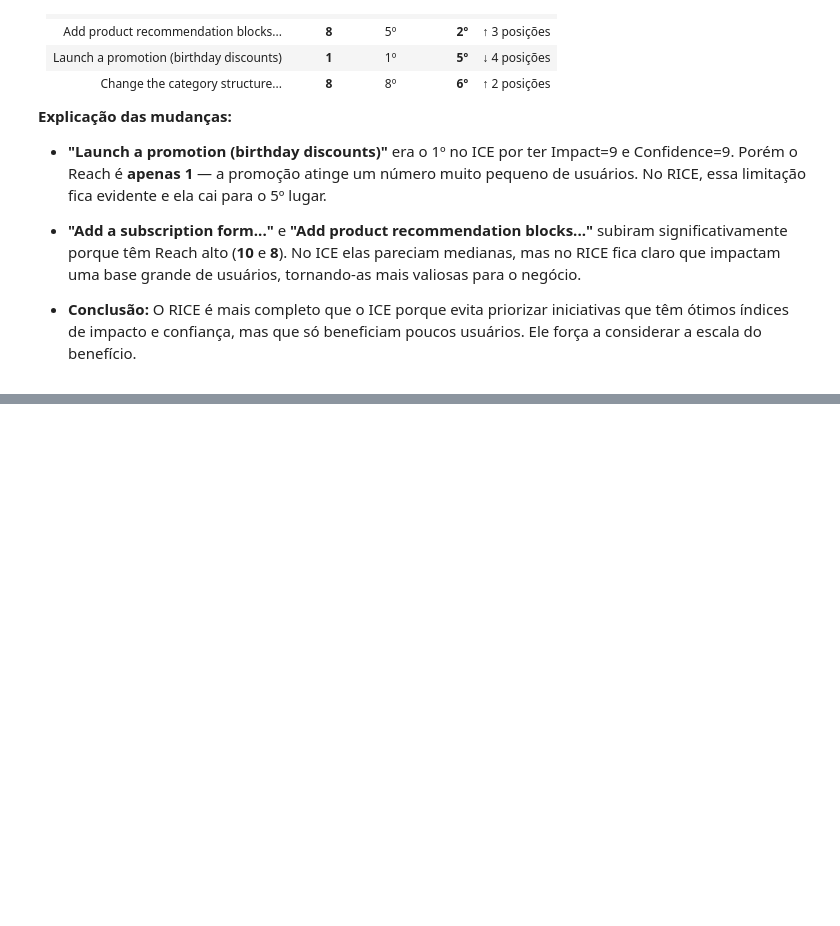
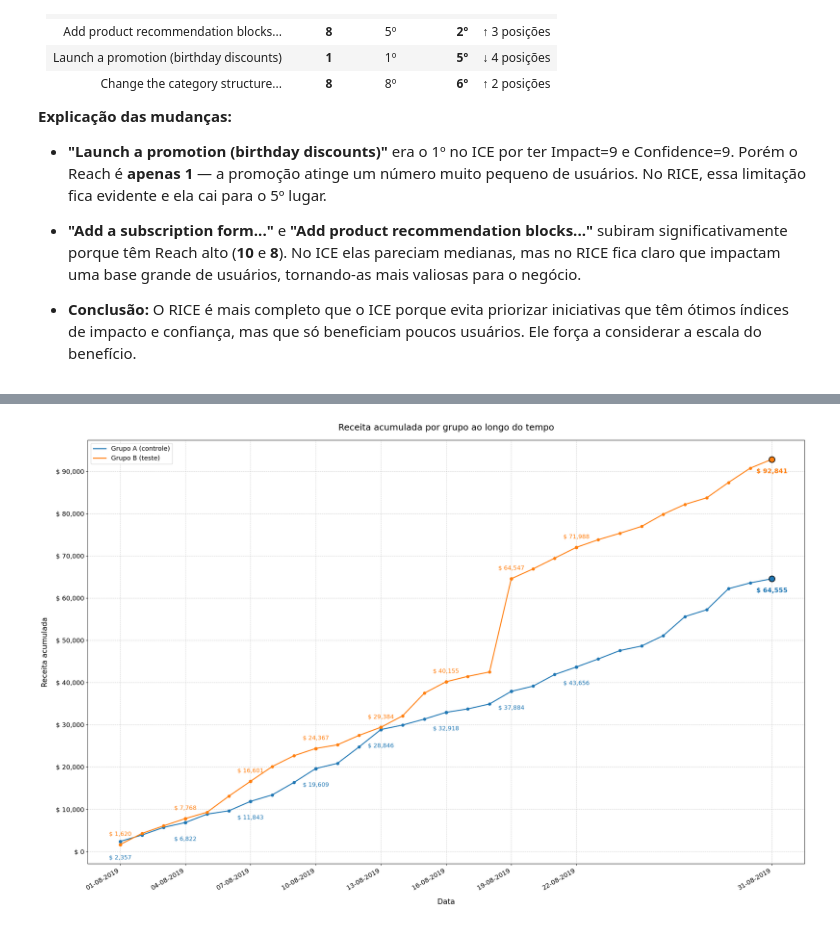
Before and after one commit to raimirsilva/Small-projects, a Jupyter notebook: Sprint-9-project/notebook/ABtests.ipynb, the cells around one changed output, grey strips where cells are left out. Cells and saved outputs as stored; diff of their text form; code cells hidden in the pictures; blank space fills up the shorter version.

Commit message:
first graph concluded

```diff
--- a/Sprint-9-project/notebook/ABtests.ipynb
+++ b/Sprint-9-project/notebook/ABtests.ipynb
@@ -243,0 +247,91 @@ O **RICE** adiciona o fator **Reach** (alcance) ao ICE, multiplicando a pontuaç
+# %%
+import matplotlib.ticker as ticker
+import matplotlib.dates as mdates
+
+# Receita acumulada por grupo ao longo do tempo
+cumulative_revenue = (
+    orders.groupby(['date', 'group'])['revenue']
+    .sum()
+    .unstack('group')
+    .fillna(0)
+    .cumsum()
+)
+
+# Datas de destaque
+all_dates = cumulative_revenue.index
+n_middle = 7
+candidates = all_dates[3:-1]  # exclui as 3 primeiras e a última para espaçamento
+step = max(1, (len(candidates) - 1) // n_middle)
+middle_dates = candidates[::step][:n_middle]
+highlight_dates = pd.DatetimeIndex([all_dates[0]]).append(middle_dates).append(pd.DatetimeIndex([all_dates[-1]]))
+highlight_dates = highlight_dates[~highlight_dates.duplicated()]
+
+FONT = 13  # tamanho base da fonte
+
+fig, ax = plt.subplots(figsize=(22, 14))
+
+configs = [
+    ('A', '#1f77b4', 'Grupo A (controle)', -28, 'top'),    # labels abaixo da linha
+    ('B', '#ff7f0e', 'Grupo B (teste)',     +16, 'bottom'), # labels acima da linha
+]
+
+for group, color, lbl, y_offset, va in configs:
+    ax.plot(cumulative_revenue.index, cumulative_revenue[group],
+            color=color, label=lbl, linewidth=2)
+    ax.scatter(cumulative_revenue.index, cumulative_revenue[group],
+               color=color, s=30, zorder=3)
+
+    for d in highlight_dates:
+        val = cumulative_revenue.loc[d, group]
+        is_last  = (d == all_dates[-1])
+        is_first = (d == all_dates[0])
+
+        ax.scatter(d, val, color=color,
+                   s=140 if is_last else 50,
+                   zorder=5,
+                   edgecolors='black' if is_last else color,
+                   linewidths=1.5 if is_last else 0)
+
+        if is_last:
+            # Ponto final
+            ax.annotate(f'$ {val:,.0f}',
+                        xy=(d, val),
+                        xytext=(0, -18),
+                        textcoords='offset points',
+                        fontsize=FONT, fontweight='bold', color=color,
+                        va='top', ha='center')
+        elif is_first:
+            # Primeiro ponto
+            ax.annotate(f'$ {val:,.0f}',
+                        xy=(d, val),
+                        xytext=(0, y_offset),
+                        textcoords='offset points',
+                        fontsize=FONT - 1, color=color,
+                        ha='center', va=va)
+        else:
+            ax.annotate(f'$ {val:,.0f}',
+                        xy=(d, val),
+                        xytext=(0, y_offset),
+                        textcoords='offset points',
+                        fontsize=FONT - 1, color=color,
+                        ha='center', va=va)
+
+# Eixo X
+ax.set_xticks(highlight_dates)
+ax.xaxis.set_major_formatter(mdates.DateFormatter('%d-%m-%Y'))
+plt.xticks(rotation=30, ha='right', fontsize=FONT)
+plt.yticks(fontsize=FONT)
+
+# Eixo Y
+ax.yaxis.set_major_locator(ticker.MultipleLocator(10000))
+ax.yaxis.set_major_formatter(ticker.FuncFormatter(lambda x, _: f'$ {x:,.0f}'))
+
+ax.set_title('Receita acumulada por grupo ao longo do tempo', pad=20, fontsize=FONT + 5)
+ax.set_xlabel('Data', labelpad=15, fontsize=FONT + 2)
+ax.set_ylabel('Receita acumulada', labelpad=15, fontsize=FONT + 2)
+ax.legend(fontsize=FONT)
+ax.grid(True, linestyle='--', alpha=0.6)
+plt.tight_layout()
+plt.show()
+# %% [output]
+[figure, added]
```
Also changed, not shown: parts of 3 cells of this notebook.
